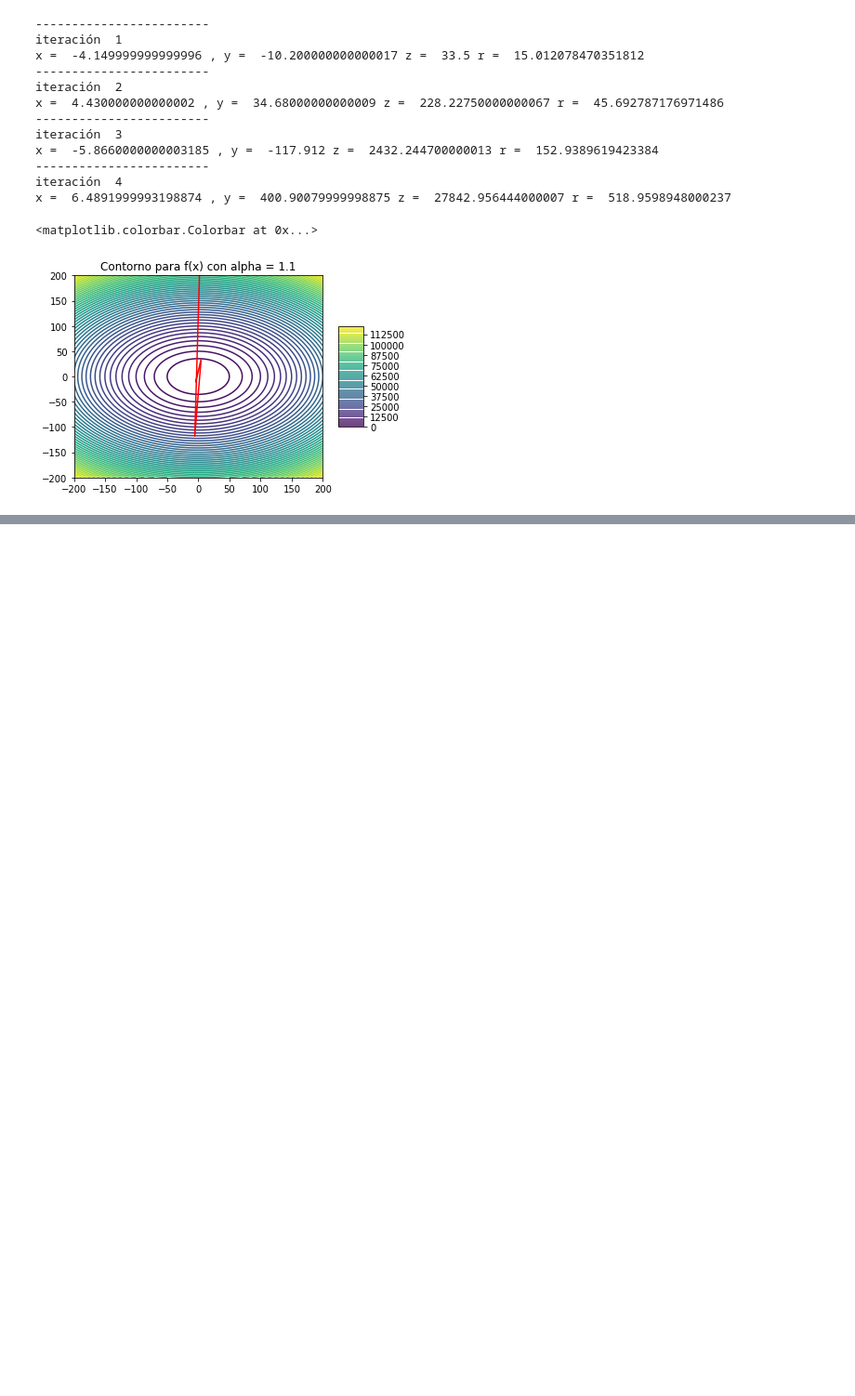
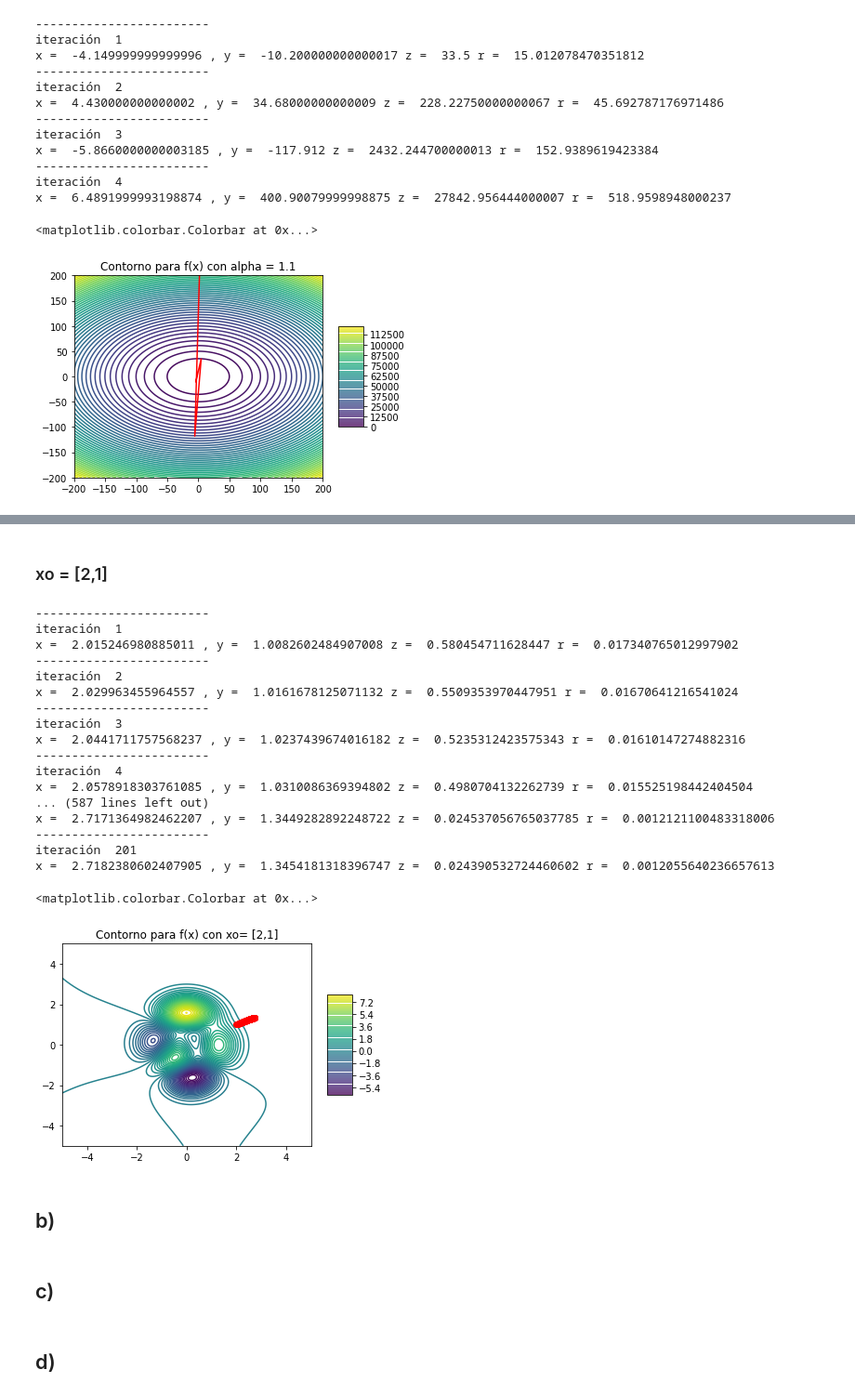
Before and after one commit to lab-optimizacion-202220/descenso_de_gradiente, a Jupyter notebook: lab_gradiente.ipynb, the cells around one changed output, grey strips where cells are left out. Shown at 93% size. Cells and saved outputs as stored; diff of their text form; code cells hidden in the pictures; blank space fills up the shorter version.

```diff
--- a/lab_gradiente.ipynb
+++ b/lab_gradiente.ipynb
@@ -228,0 +376,44 @@ plt.colorbar(ax,shrink=0.5,aspect=4)
+# %% [markdown]
+### xo = [2,1]
+# %%
+xo2= [2,1]
+
+vx,vy=des_grad (xo2,n,alpha,r)
+x1 = np.linspace(-5,5,500)
+x2 = np.linspace(-5,5,500)
+X1,Y1 = np.meshgrid(x1,x2)
+
+# A1
+plt.figure(4)
+plt.title("Contorno para f(x) con xo= [2,1]")
+
+Z =((3*(1-X1)**2)*e**(-(X1**2)-(Y1+1)**2)) -(10*(0.2*X1-X1**3-Y1**5)*e**(-X1**2 -Y1**2)) - (0.333*e**(-(X1+1)**2 -Y1**2))
+ax=plt.contour(X1,Y1,Z,50)
+plt.plot(vx,vy,"-o",color="red")
+plt.colorbar(ax,shrink=0.5,aspect=4)
+# %% [output]
+------------------------
+iteración  1
+x =  2.015246980885011 , y =  1.0082602484907008 z =  0.580454711628447 r =  0.017340765012997902
+------------------------
+iteración  2
+x =  2.029963455964557 , y =  1.0161678125071132 z =  0.5509353970447951 r =  0.01670641216541024
+------------------------
+iteración  3
+x =  2.0441711757568237 , y =  1.0237439674016182 z =  0.5235312423575343 r =  0.01610147274882316
+------------------------
+iteración  4
+x =  2.0578918303761085 , y =  1.0310086369394802 z =  0.4980704132262739 r =  0.015525198442404504
+... (587 lines left out)
+x =  2.7171364982462207 , y =  1.3449282892248722 z =  0.024537056765037785 r =  0.0012121100483318006
+------------------------
+iteración  201
+x =  2.7182380602407905 , y =  1.3454181318396747 z =  0.024390532724460602 r =  0.0012055640236657613
+<matplotlib.colorbar.Colorbar at 0x...>
+[figure, added]
+# %% [markdown]
+## b)
+# %% [markdown]
+## c)
+# %% [markdown]
+## d)
```
Also changed, not shown: parts of 9 cells of this notebook.
